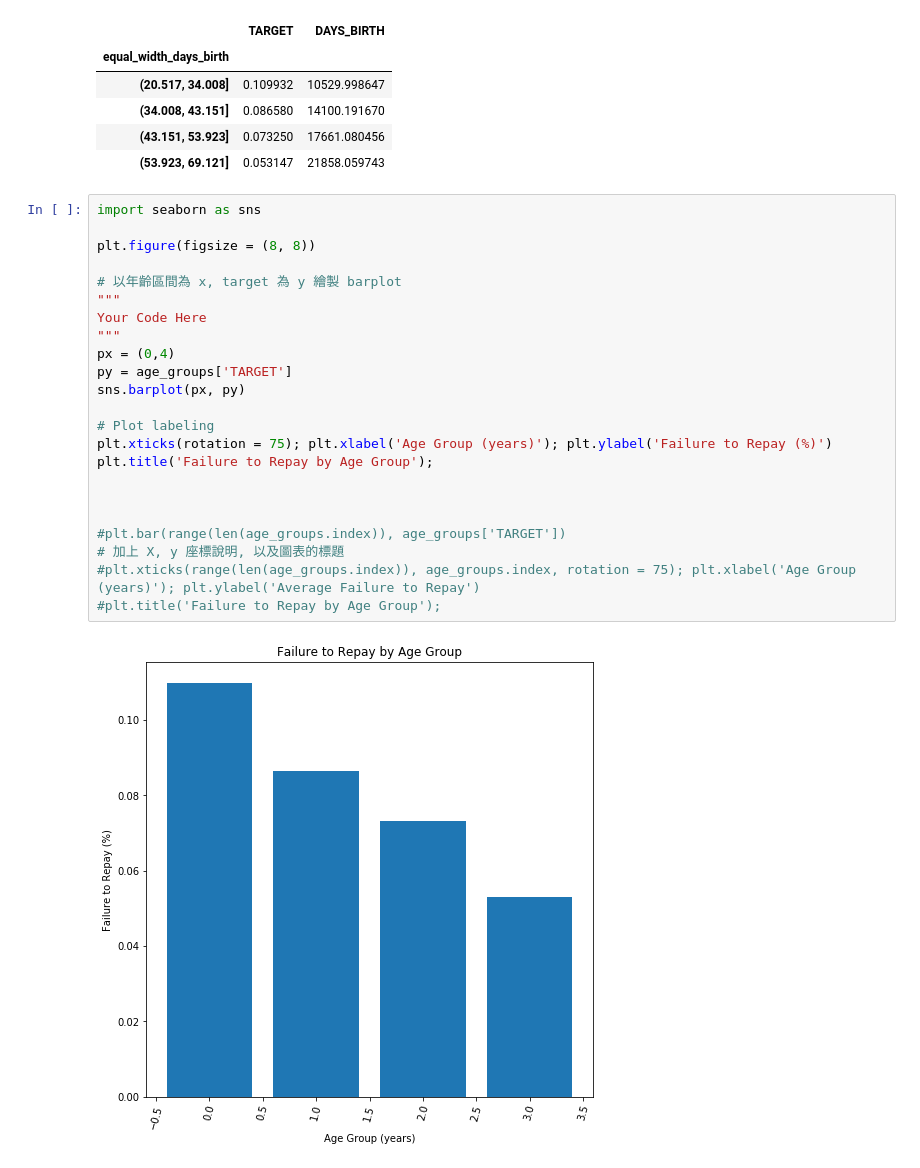
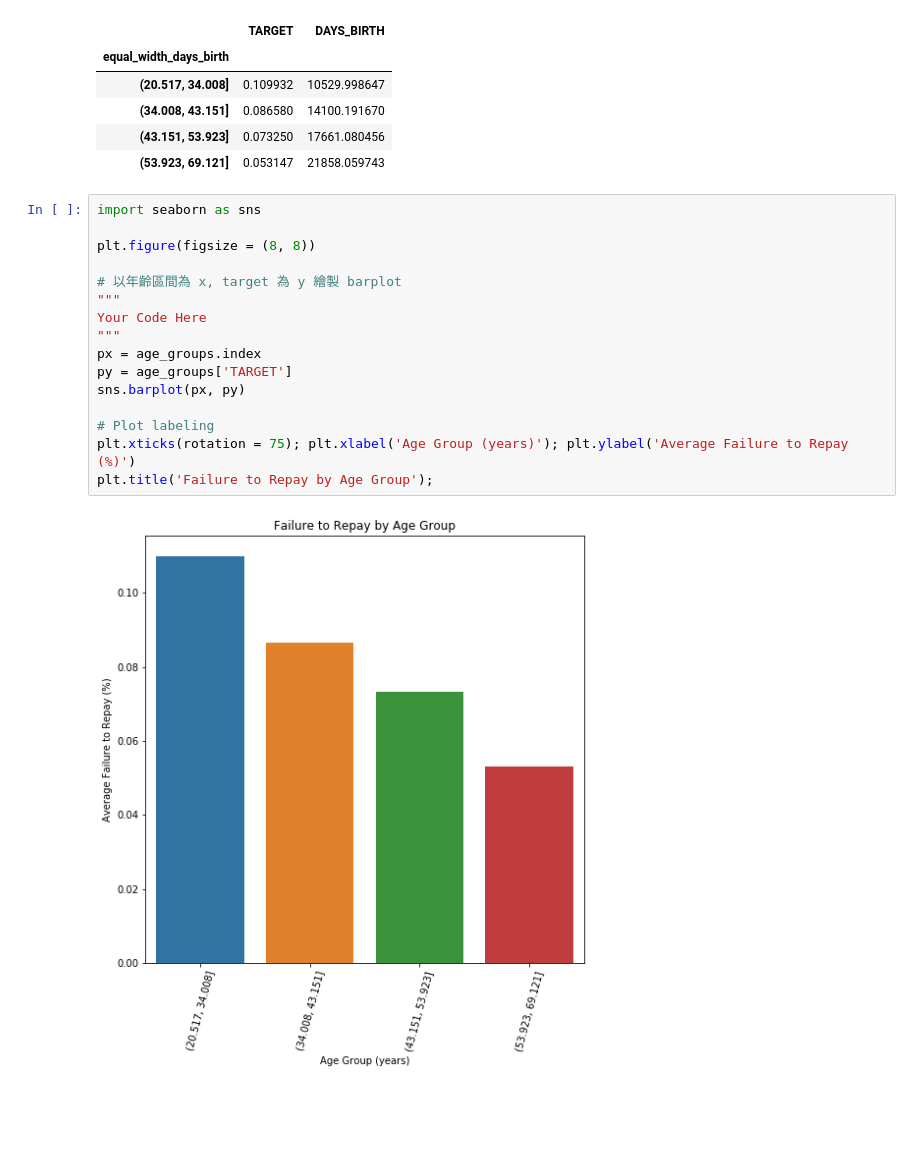
Before and after one commit to lindam-python/ML100days, a Jupyter notebook: homework/Day_018_HW.ipynb, the cells around one changed output. Saved outputs shown, nothing was run; the diff lists cells and outputs as text; blank space fills up the shorter version.

```diff
--- a/homework/Day_018_HW.ipynb
+++ b/homework/Day_018_HW.ipynb
@@ -109,25 +109,18 @@ age_groups
 # %%
 import seaborn as sns
 
 plt.figure(figsize = (8, 8))
 
 # 以年齡區間為 x, target 為 y 繪製 barplot
 """
 Your Code Here
 """
-px = (0,4)
+px = age_groups.index
 py = age_groups['TARGET']
 sns.barplot(px, py)
 
 # Plot labeling
-plt.xticks(rotation = 75); plt.xlabel('Age Group (years)'); plt.ylabel('Failure to Repay (%)')
+plt.xticks(rotation = 75); plt.xlabel('Age Group (years)'); plt.ylabel('Average Failure to Repay (%)')
 plt.title('Failure to Repay by Age Group');
-
-
-
-#plt.bar(range(len(age_groups.index)), age_groups['TARGET'])
-# 加上 X, y 座標說明, 以及圖表的標題
-#plt.xticks(range(len(age_groups.index)), age_groups.index, rotation = 75); plt.xlabel('Age Group (years)'); plt.ylabel('Average Failure to Repay')
-#plt.title('Failure to Repay by Age Group');
 # %% [output]
-[figure, old version]
+[figure, new version]
```
